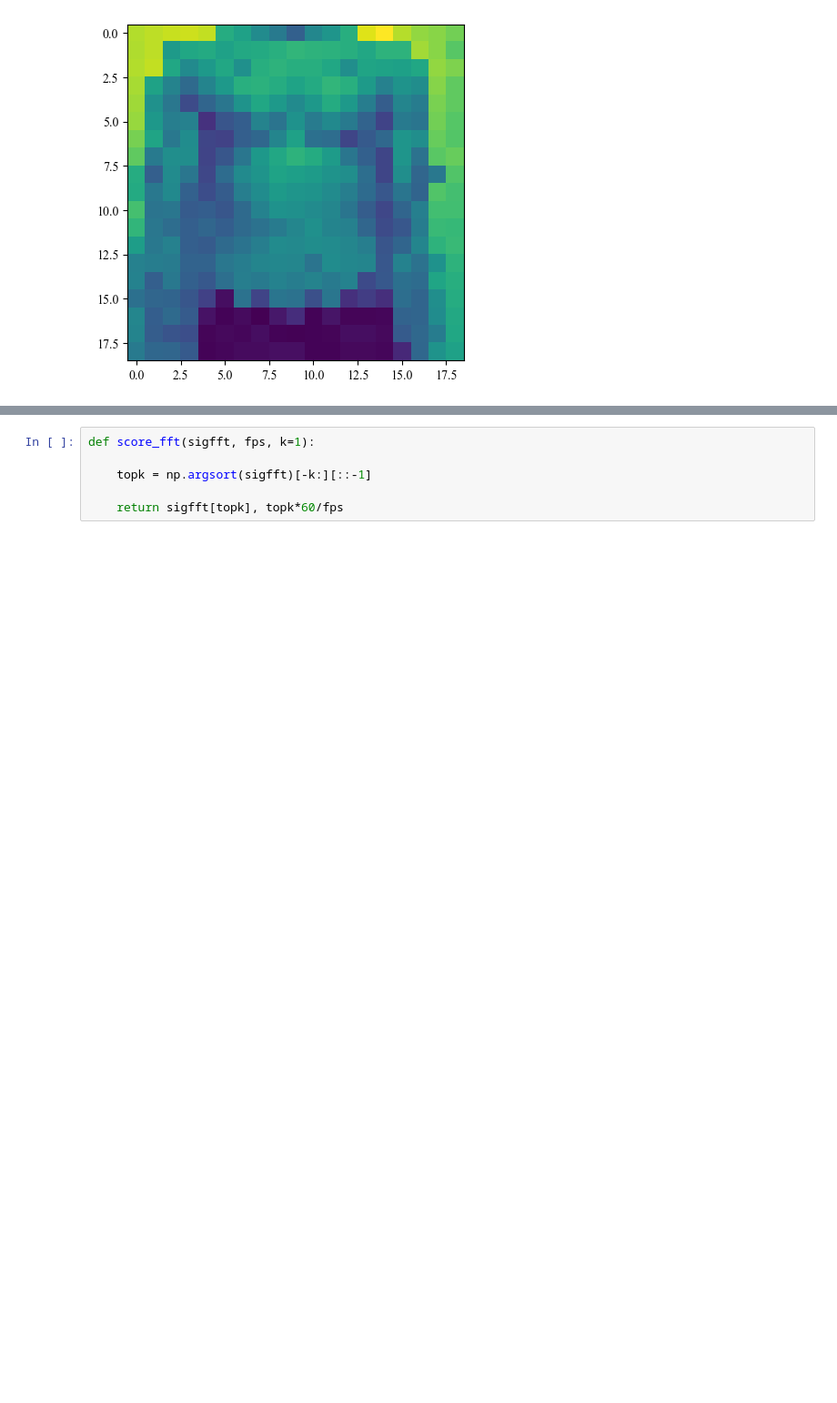
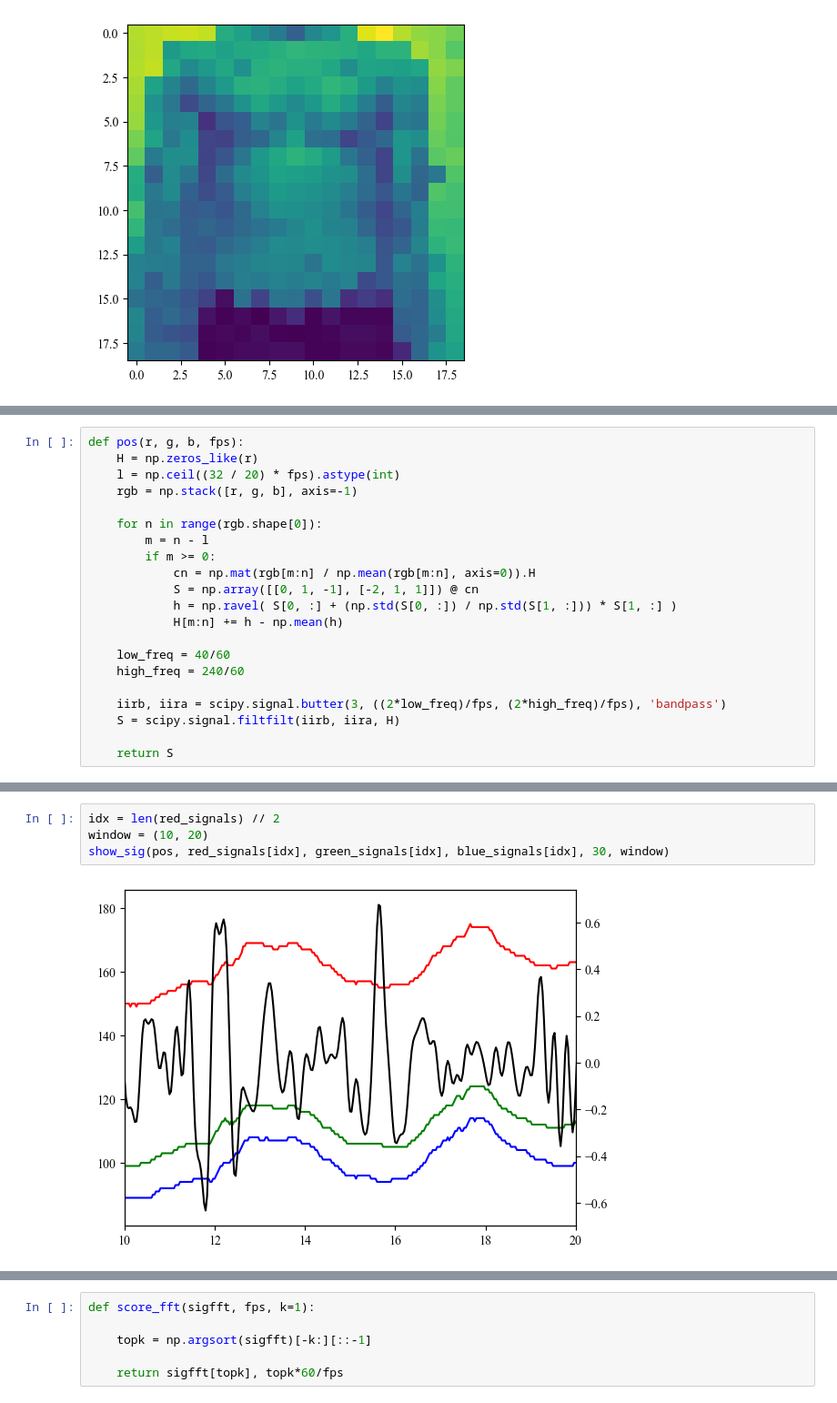
Before and after one commit to tiandahuang/chest-rppg, a Jupyter notebook: signal_analysis.ipynb, the cells around one changed output, grey strips where cells are left out. Shown at 91% size. Cells and saved outputs as stored; diff of their text form; blank space fills up the shorter version.

```diff
--- a/signal_analysis.ipynb
+++ b/signal_analysis.ipynb
@@ -163,0 +165,21 @@ def chrom(r, g, b, fps, fft=False):
+# %%
+def pos(r, g, b, fps):
+    H = np.zeros_like(r)
+    l = np.ceil((32 / 20) * fps).astype(int)
+    rgb = np.stack([r, g, b], axis=-1)
+
+    for n in range(rgb.shape[0]):
+        m = n - l
+        if m >= 0:
+            cn = np.mat(rgb[m:n] / np.mean(rgb[m:n], axis=0)).H
+            S = np.array([[0, 1, -1], [-2, 1, 1]]) @ cn
+            h = np.ravel( S[0, :] + (np.std(S[0, :]) / np.std(S[1, :])) * S[1, :] )
+            H[m:n] += h - np.mean(h)
+
+    low_freq = 40/60
+    high_freq = 240/60
+
+    iirb, iira = scipy.signal.butter(3, ((2*low_freq)/fps, (2*high_freq)/fps), 'bandpass')
+    S = scipy.signal.filtfilt(iirb, iira, H)
+
+    return S
@@ -163,0 +203,6 @@ def chrom(r, g, b, fps, fft=False):
+# %%
+idx = len(red_signals) // 2
+window = (10, 20)
+show_sig(pos, red_signals[idx], green_signals[idx], blue_signals[idx], 30, window)
+# %% [output]
+[figure, added]
```
Also changed, not shown: parts of 23 cells of this notebook, 1 other file.
